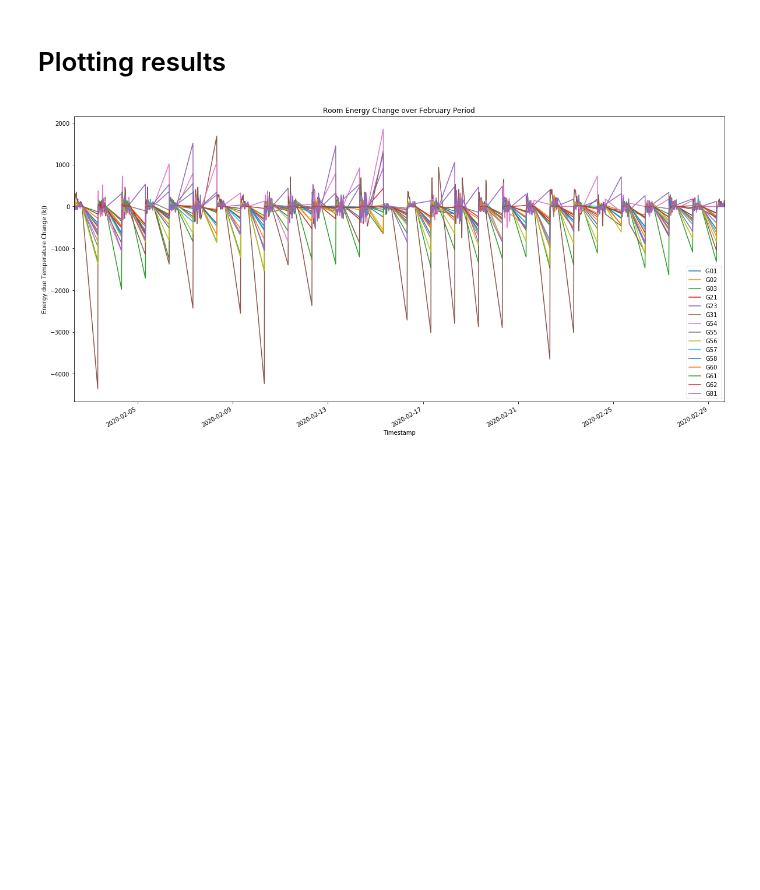
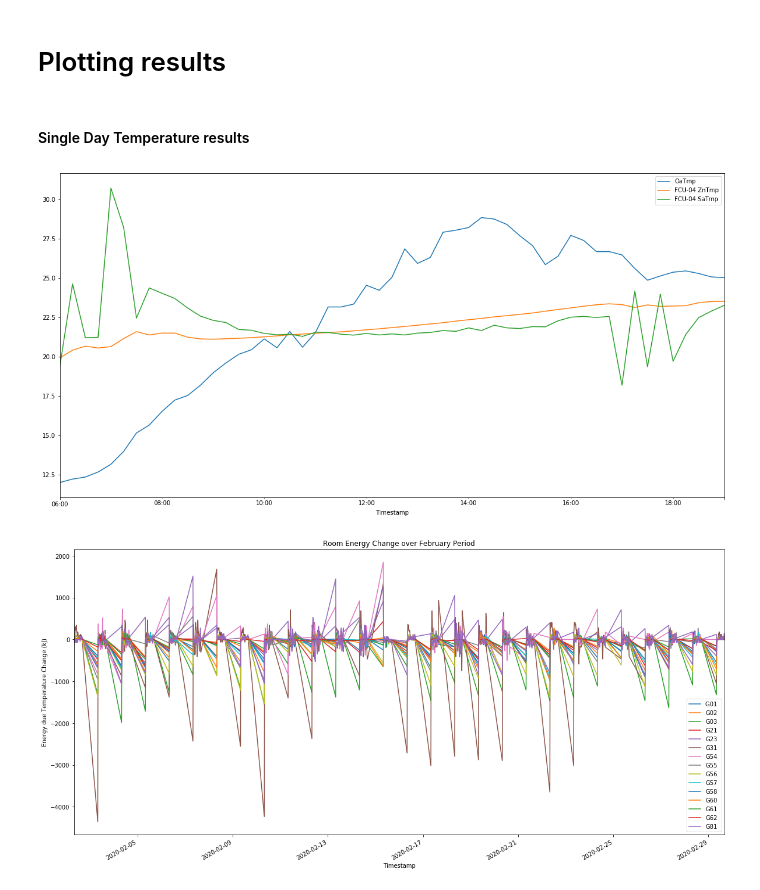
Before and after one commit to Pencilvesterr/TRC4200_LTB, a Jupyter notebook: master_notebook.ipynb, the cells around one changed output. Saved outputs shown, nothing was run; the diff lists cells and outputs as text; code cells hidden in the pictures; blank space fills up the shorter version.

```diff
--- a/master_notebook.ipynb
+++ b/master_notebook.ipynb
@@ -40,19 +19,31 @@ df_energy_room_change = energyLossAllRooms(df_ltb_temps, df_room_info, time_fram
 df_energy_external = energy_to_building(df_ltb_temps, df_room_info, time_frame=["08:00", "16:00"])
 # %% [markdown]
 # Plotting results
+# %% [markdown]
+#### Single Day Temperature results
 # %%
- # Get current axis
+START_DATE = '2020-02-06 01:10:0'
+END_DATE = '2020-02-06 23:59:59'
+df_ltb_temps_day = create_temp_df(df_fcu_sth_raw, df_fcu_nth_raw, df_ahu_raw, START_DATE, END_DATE)
 
-delta_temp = df_ltb_temps['OaTmp'] - df_ltb_temps['FCU-07 ZnTmp']
+time_frame = ["06:00", "19:00"]
+zn_tmp = 'FCU-04 ZnTmp'
+sa_tmp = 'FCU-04 SaTmp'
+df_ltb_temps_day = df_ltb_temps_day.between_time(time_frame[0], time_frame[1])
+delta_temp = df_ltb_temps_day['OaTmp'] - df_ltb_temps_day[zn_tmp]
 
+# Get current axis
 fig= plt.figure(figsize=(20,10))
 ax = plt.gca()
 
-df_ltb_temps['OaTmp'].plot(kind='line', ax=ax, legend=True)
-df_ltb_temps[zn_tmp].plot(kind='line', ax=ax, legend=True)
-delta_temp.plot(kind='line', ax=ax, legend=True)
+df_ltb_temps_day['OaTmp'].plot(kind='line', ax=ax, legend=True)
+df_ltb_temps_day[zn_tmp].plot(kind='line', ax=ax, legend=True)
+df_ltb_temps_day[sa_tmp].plot(kind='line', ax=ax, legend=True)
+#delta_temp.plot(kind='line', ax=ax, legend=True)
 
 plt.show()
+# %% [output]
+[figure, added]
 # %%
  # Get current axis
 fig= plt.figure(figsize=(20,10))
```
Also changed, not shown: parts of 13 cells of this notebook, 2 other files.
